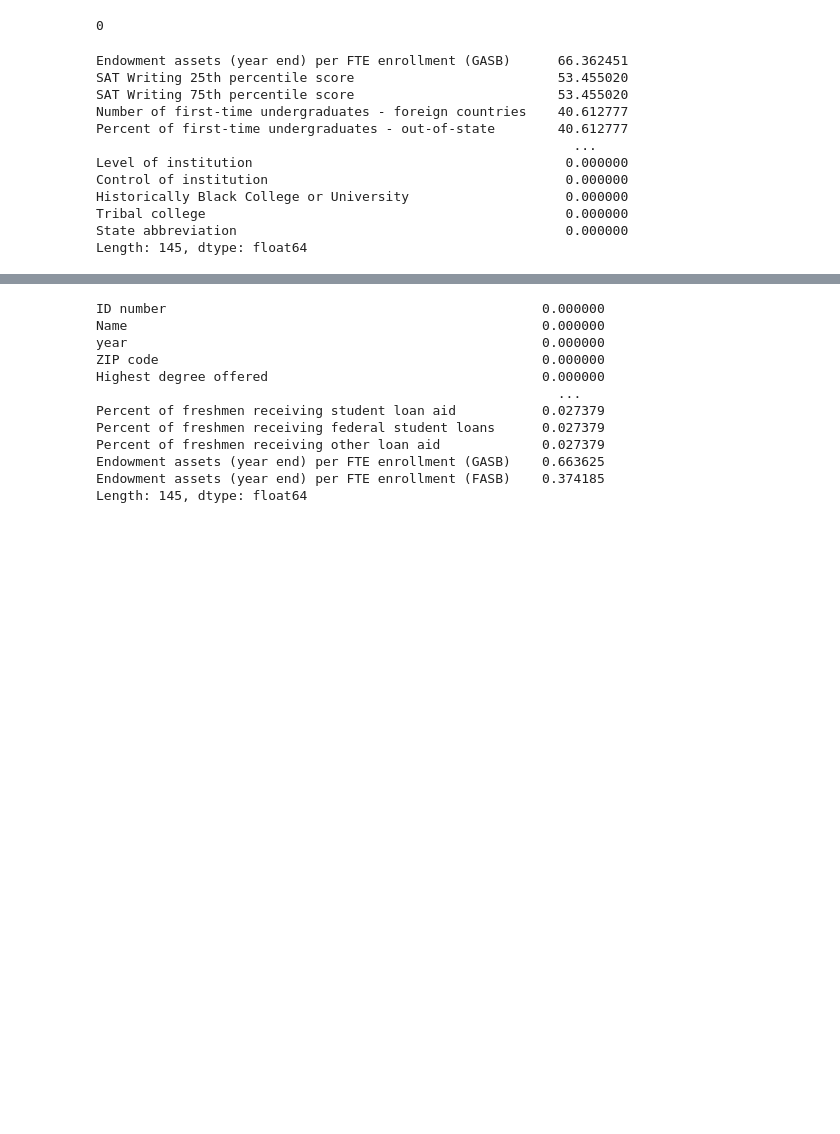
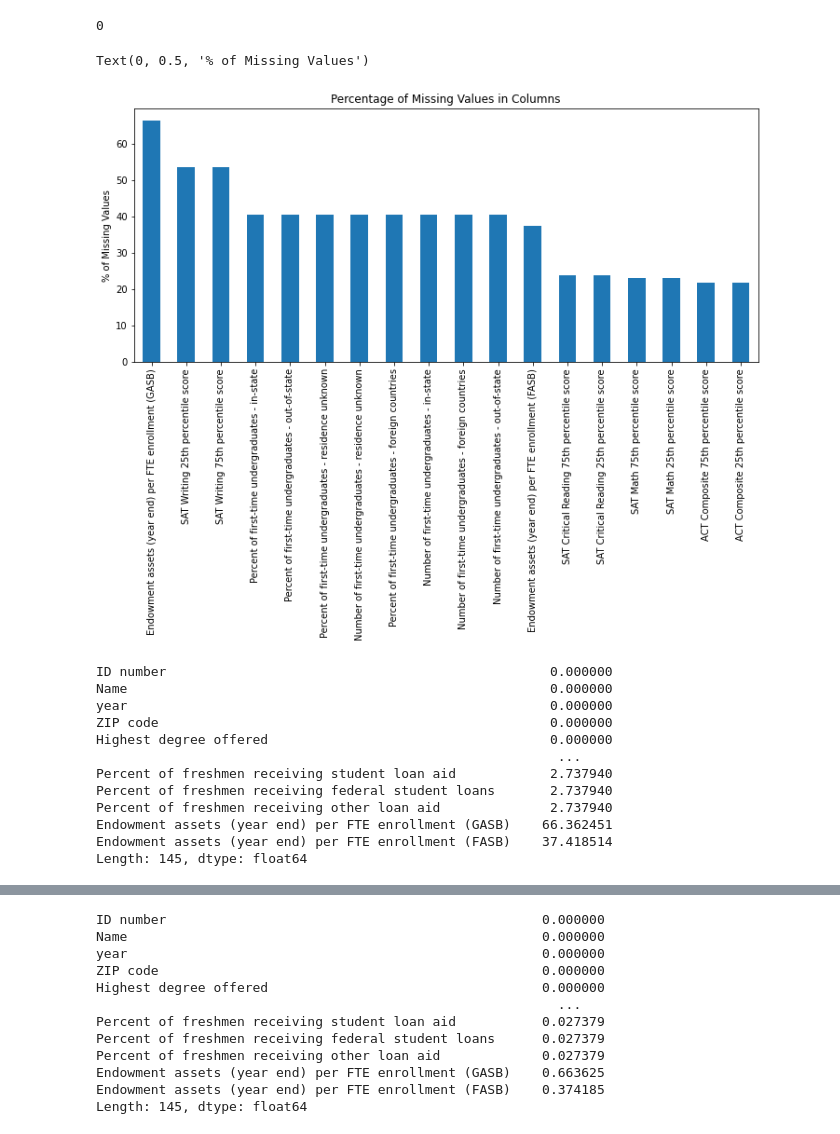
Before and after one commit to rohitgulve/IPEDS-Data-Analysis, a Jupyter notebook: IPED Data Analysis.ipynb, the cells around one changed output, grey strips where cells are left out. Cells and saved outputs as stored; diff of their text form; code cells hidden in the pictures; blank space fills up the shorter version.

```diff
--- a/IPED Data Analysis.ipynb
+++ b/IPED Data Analysis.ipynb
@@ -68,20 +72,40 @@ Length: 145, dtype: int64
 print(IPED_data.duplicated().sum())
 # %% [output]
 0
+# %%
+# Step 1: Calculate the percentage of missing values in each column
+percent_missing = IPED_data.isna().sum() / len(IPED_data) * 100
+
+# Step 2: Filter columns with more than 20% missing values
+high_missing_columns = percent_missing[percent_missing > 20]
+
+# Step 3: Sort the columns by percentage of missing values (highest to lowest)
+high_missing_columns = high_missing_columns.sort_values(ascending=False)
+
+# Step 4: Plot the results as a bar chart
+ax = high_missing_columns.plot.bar(
+    title='Percentage of Missing Values in Columns',  # Title of the chart
+    figsize=(12, 5)  # Size of the chart
+)
+
+# Step 5: Add a label for the y-axis
+ax.set_ylabel('% of Missing Values')
+# %% [output]
+Text(0, 0.5, '% of Missing Values')
+[figure, added]
 # %%
 missing_percentage = (IPED_data.isnull().sum() / len(IPED_data)) * 100
-missing_percentage = missing_percentage.sort_values(ascending=False)
 print(missing_percentage)
 # %% [output]
-Endowment assets (year end) per FTE enrollment (GASB)      66.362451
-SAT Writing 25th percentile score                          53.455020
-SAT Writing 75th percentile score                          53.455020
-Number of first-time undergraduates - foreign countries    40.612777
-Percent of first-time undergraduates - out-of-state        40.612777
-                                                             ...
-Level of institution                                        0.000000
-Control of institution                                      0.000000
-Historically Black College or University                    0.000000
-Tribal college                                              0.000000
-State abbreviation                                          0.000000
+ID number                                                 0.000000
+Name                                                      0.000000
+year                                                      0.000000
+ZIP code                                                  0.000000
+Highest degree offered                                    0.000000
+                                                           ...
+Percent of freshmen receiving student loan aid            2.737940
+Percent of freshmen receiving federal student loans       2.737940
+Percent of freshmen receiving other loan aid              2.737940
+Endowment assets (year end) per FTE enrollment (GASB)    66.362451
+Endowment assets (year end) per FTE enrollment (FASB)    37.418514
 Length: 145, dtype: float64
```
Also changed, not shown: parts of 17 cells of this notebook, 1 other file.
